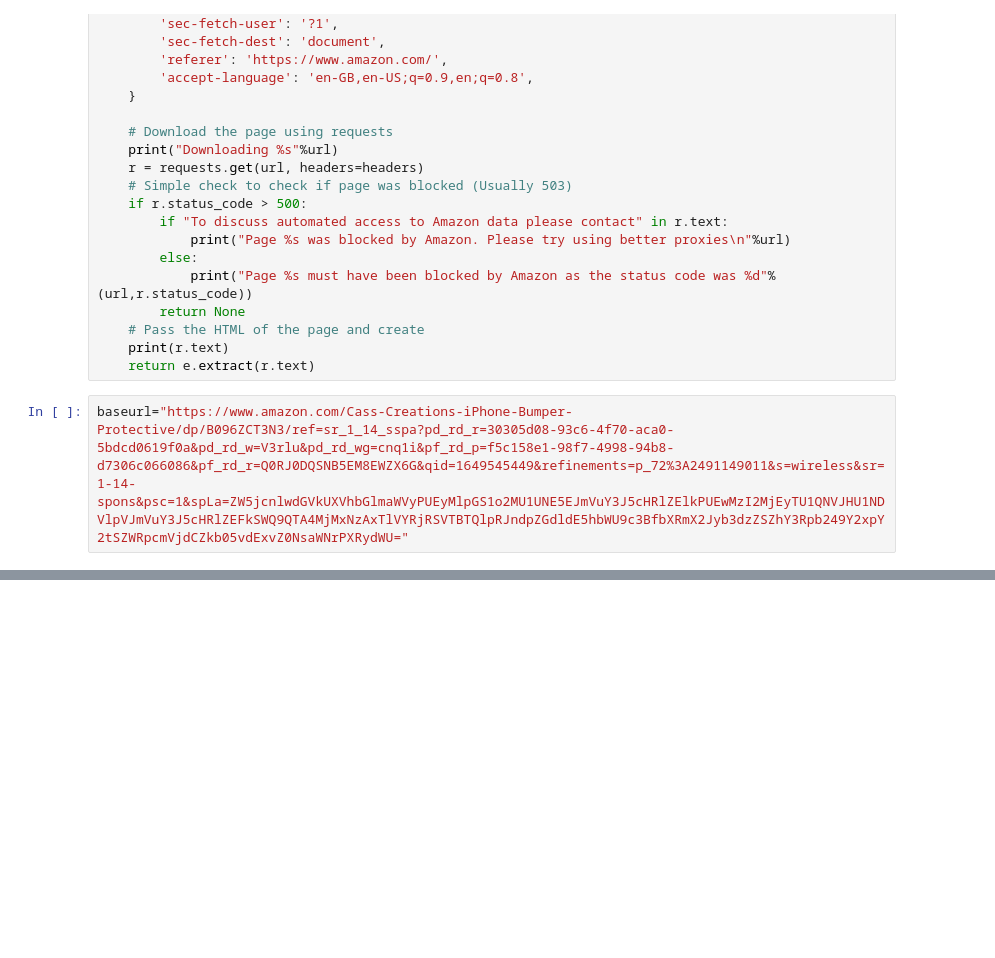
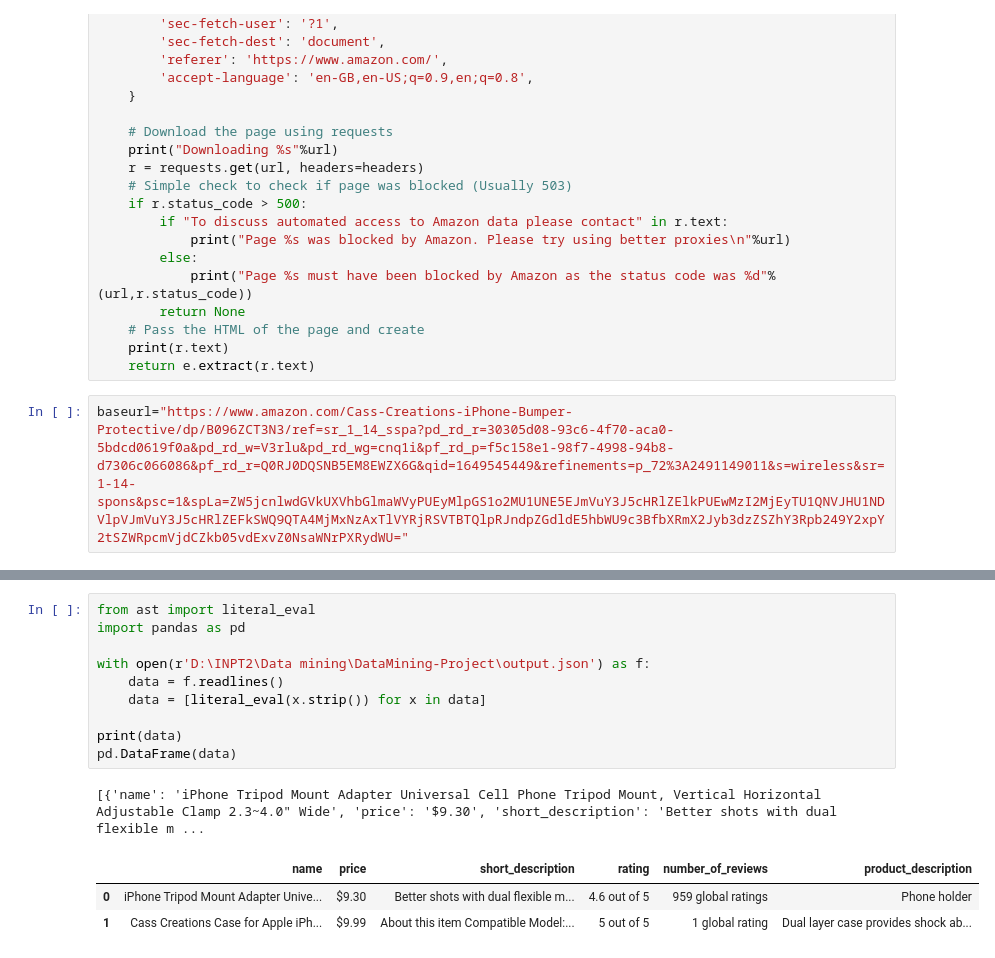
Before and after one commit to Elhassan7/DataMining-Lab1, a Jupyter notebook: web Scraping/code.ipynb, the cells around one changed output, grey strips where cells are left out. Saved outputs shown, nothing was run; the diff lists cells and outputs as text; blank space fills up the shorter version.

```diff
--- a/web Scraping/code.ipynb
+++ b/web Scraping/code.ipynb
@@ -114,0 +112,15 @@ Downloading https://www.amazon.com/Cass-Creations-iPhone-Bumper-Protective/dp/B0
+# %%
+from ast import literal_eval
+import pandas as pd
+
+with open(r'D:\INPT2\Data mining\DataMining-Project\output.json') as f:
+    data = f.readlines()
+    data = [literal_eval(x.strip()) for x in data]
+
+print(data)
+pd.DataFrame(data)
+# %% [output]
+[{'name': 'iPhone Tripod Mount Adapter Universal Cell Phone Tripod Mount, Vertical Horizontal Adjustable Clamp 2.3~4.0" Wide', 'price': '$9.30', 'short_description': 'Better shots with dual flexible m ...
+|  | name | price | short_description | rating | number_of_reviews | product_description |
+| 0 | iPhone Tripod Mount Adapter Unive... | $9.30 | Better shots with dual flexible m... | 4.6 out of 5 | 959 global ratings | Phone holder |
+| 1 | Cass Creations Case for Apple iPh... | $9.99 | About this item Compatible Model:... | 5 out of 5 | 1 global rating | Dual layer case provides shock ab... |
```
Also changed, not shown: parts of 1 cell of this notebook, 4 other files.
